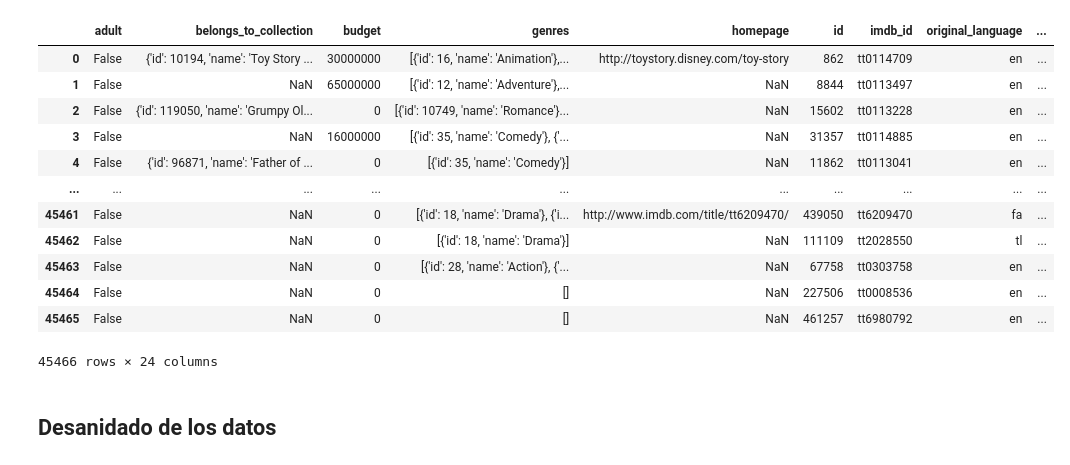
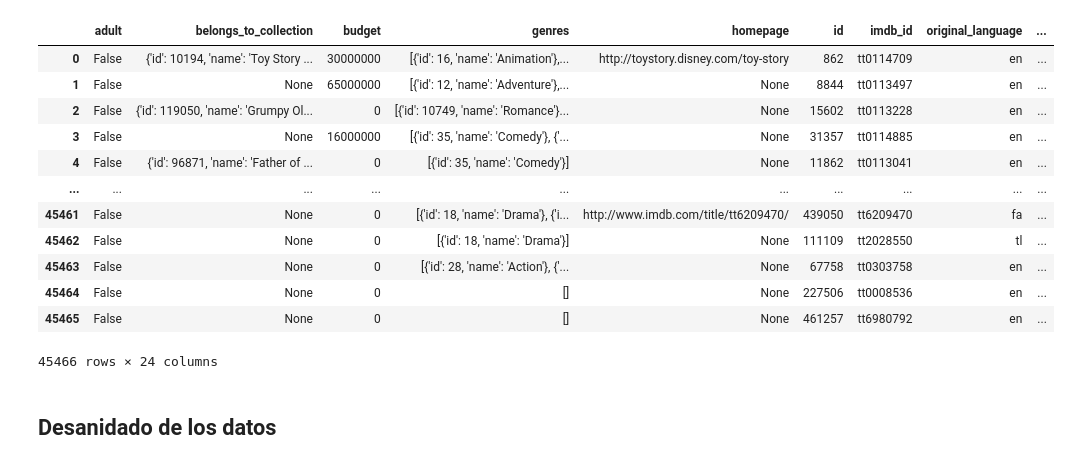
Before and after one commit to GermanSartori/Proyecto-individual-N-1-LABS_Henry, a Jupyter notebook: etl/ETL_movies.ipynb, the cells around one changed output. Saved outputs shown, nothing was run; the diff lists cells and outputs as text; code cells hidden in the pictures.

Commit message:
commit de reparación de archivos, formatos y tipos de datos

```diff
--- a/etl/ETL_movies.ipynb
+++ b/etl/ETL_movies.ipynb
@@ -2,4 +2,4 @@
 import pandas as pd
 import ast
 # %%
-df = pd.read_csv(r"E:\Repositorios y bases de datos\Henry DS\Proyecto final 1 - LABS\datos\movies_dataset.csv")
+df_movies = pd.read_parquet(r"E:\Repositorios y bases de datos\Henry DS\Proyecto-individual-N-1---LABS---Henry\datos_procesados\movies_dataset.parquet")
@@ -16,19 +6,19 @@ Index(['adult', 'belongs_to_collection', 'budget', 'genres', 'homepage', 'id',
-# %%
-df
-# %% [output]
-|  | adult | belongs_to_collection | budget | genres | homepage | id | imdb_id | original_language | ... |
-| 0 | False | {'id': 10194, 'name': 'Toy Story ... | 30000000 | [{'id': 16, 'name': 'Animation'},... | http://toystory.disney.com/toy-story | 862 | tt0114709 | en | ... |
-| 1 | False | NaN | 65000000 | [{'id': 12, 'name': 'Adventure'},... | NaN | 8844 | tt0113497 | en | ... |
-| 2 | False | {'id': 119050, 'name': 'Grumpy Ol... | 0 | [{'id': 10749, 'name': 'Romance'}... | NaN | 15602 | tt0113228 | en | ... |
-| 3 | False | NaN | 16000000 | [{'id': 35, 'name': 'Comedy'}, {'... | NaN | 31357 | tt0114885 | en | ... |
-| 4 | False | {'id': 96871, 'name': 'Father of ... | 0 | [{'id': 35, 'name': 'Comedy'}] | NaN | 11862 | tt0113041 | en | ... |
-| ... | ... | ... | ... | ... | ... | ... | ... | ... | ... |
-| 45461 | False | NaN | 0 | [{'id': 18, 'name': 'Drama'}, {'i... | http://www.imdb.com/title/tt6209470/ | 439050 | tt6209470 | fa | ... |
-| 45462 | False | NaN | 0 | [{'id': 18, 'name': 'Drama'}] | NaN | 111109 | tt2028550 | tl | ... |
-| 45463 | False | NaN | 0 | [{'id': 28, 'name': 'Action'}, {'... | NaN | 67758 | tt0303758 | en | ... |
-| 45464 | False | NaN | 0 | [] | NaN | 227506 | tt0008536 | en | ... |
-| 45465 | False | NaN | 0 | [] | NaN | 461257 | tt6980792 | en | ... |
-45466 rows × 24 columns
+# %%
+df_movies
+# %% [output]
+|  | adult | belongs_to_collection | budget | genres | homepage | id | imdb_id | original_language | ... |
+| 0 | False | {'id': 10194, 'name': 'Toy Story ... | 30000000 | [{'id': 16, 'name': 'Animation'},... | http://toystory.disney.com/toy-story | 862 | tt0114709 | en | ... |
+| 1 | False | None | 65000000 | [{'id': 12, 'name': 'Adventure'},... | None | 8844 | tt0113497 | en | ... |
+| 2 | False | {'id': 119050, 'name': 'Grumpy Ol... | 0 | [{'id': 10749, 'name': 'Romance'}... | None | 15602 | tt0113228 | en | ... |
+| 3 | False | None | 16000000 | [{'id': 35, 'name': 'Comedy'}, {'... | None | 31357 | tt0114885 | en | ... |
+| 4 | False | {'id': 96871, 'name': 'Father of ... | 0 | [{'id': 35, 'name': 'Comedy'}] | None | 11862 | tt0113041 | en | ... |
+| ... | ... | ... | ... | ... | ... | ... | ... | ... | ... |
+| 45461 | False | None | 0 | [{'id': 18, 'name': 'Drama'}, {'i... | http://www.imdb.com/title/tt6209470/ | 439050 | tt6209470 | fa | ... |
+| 45462 | False | None | 0 | [{'id': 18, 'name': 'Drama'}] | None | 111109 | tt2028550 | tl | ... |
+| 45463 | False | None | 0 | [{'id': 28, 'name': 'Action'}, {'... | None | 67758 | tt0303758 | en | ... |
+| 45464 | False | None | 0 | [] | None | 227506 | tt0008536 | en | ... |
+| 45465 | False | None | 0 | [] | None | 461257 | tt6980792 | en | ... |
+45466 rows × 24 columns
 # %% [markdown]
 ## Desanidado de los datos
 # %%
```
Also changed, not shown: parts of 27 cells of this notebook, 22 other files.
